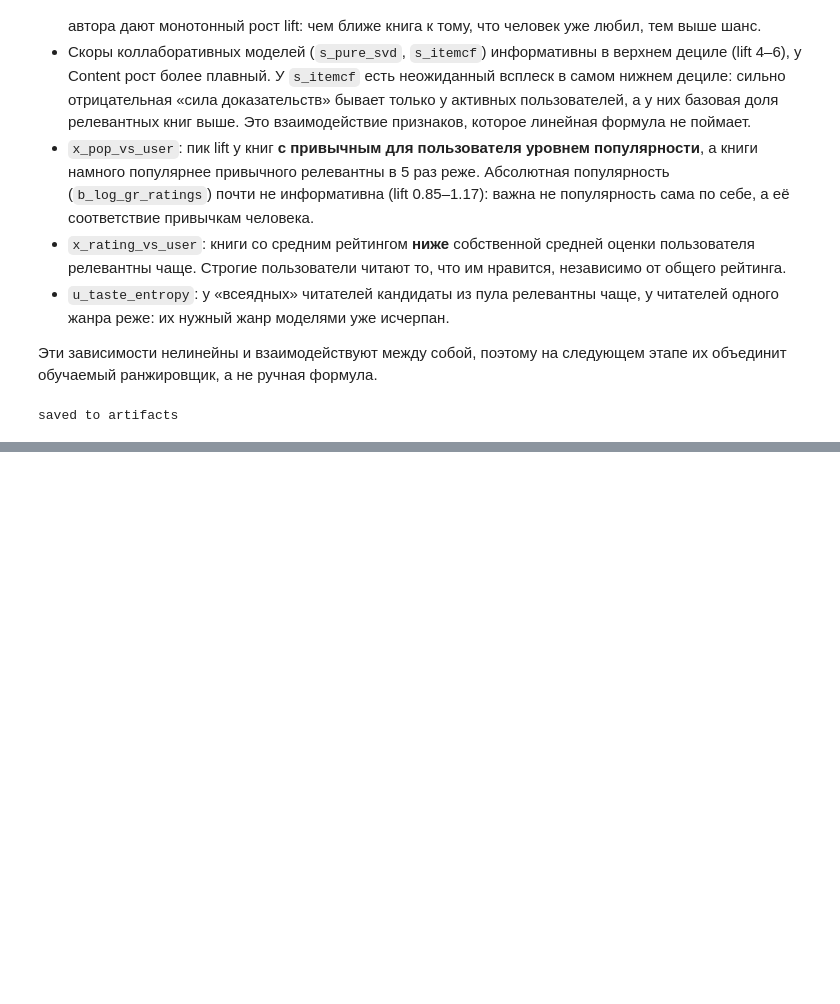
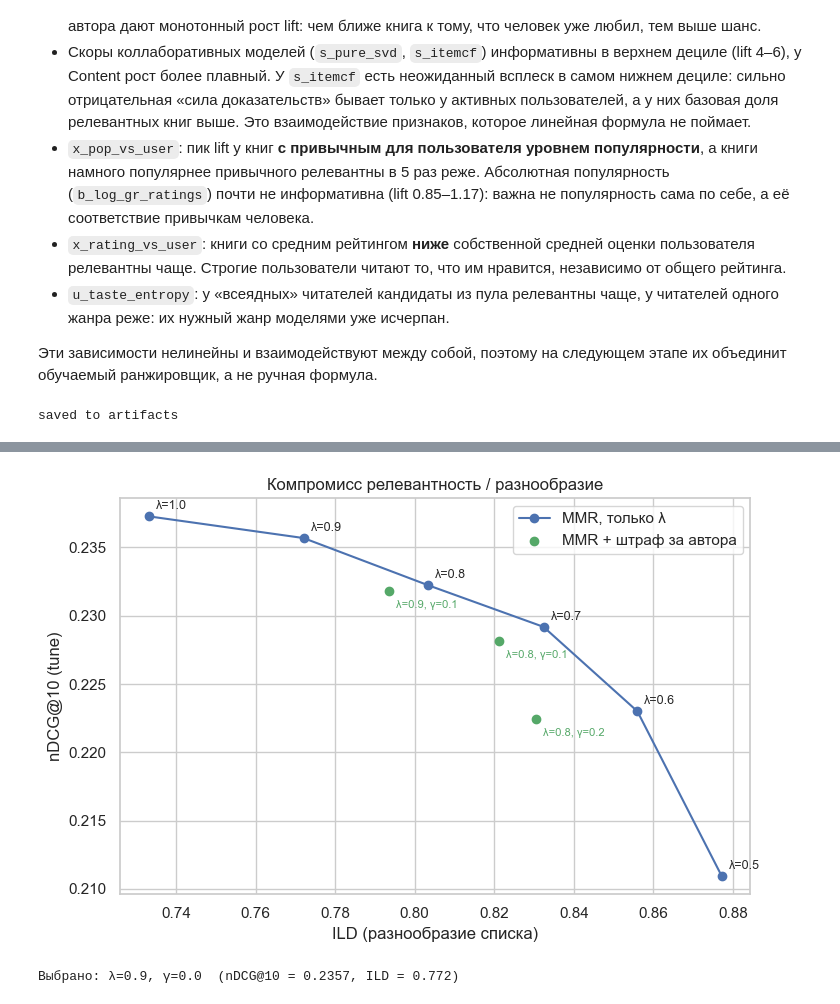
Before and after one commit to IvanYakov200/Final-Project-Book-recommendation-service, a Jupyter notebook: final_project.ipynb, the cells around one changed output, grey strips where cells are left out. Drawn from its saved outputs; the diff is of its cells as text; code cells hidden in the pictures; blank space fills up the shorter version.

```diff
--- a/final_project.ipynb
+++ b/final_project.ipynb
@@ -374,0 +598,13 @@ saved to artifacts
+# %%
+pools_tune = split_pool_by_user(tune_pool)
+pools_eval = split_pool_by_user(eval_pool)
+ev_tune = Evaluator(ds, users=ds.tune_users, k_list=cfg.k_list)
+
+t = time.time()
+grid = [(1.0, 0.0), (0.9, 0.0), (0.8, 0.0), (0.7, 0.0), (0.6, 0.0), (0.5, 0.0), (0.9, 0.1), (0.8, 0.1), (0.8, 0.2)]
+for lam, gam in grid:
+    rr = MMRReranker(ds, models["content"], lam=lam, author_penalty=gam)
+    ev_tune.evaluate(f"λ={lam}, γ={gam}", PoolRecommender(gen, best_ranker, pools=pools_tune, reranker=rr), verbose=False)
+print(f"{time.time() - t:.0f}s")
+mmr_tab = ev_tune.summary(content_model=models["content"])[["nDCG@10", "Precision@10", "Coverage", "ILD"]]
+mmr_tab.round(4)
@@ -374,0 +624,25 @@ saved to artifacts
+# %%
+fig, ax = plt.subplots(figsize=(7.5, 5))
+only_lam = mmr_tab[[i.endswith("γ=0.0") for i in mmr_tab.index]]
+with_gam = mmr_tab[[not i.endswith("γ=0.0") for i in mmr_tab.index]]
+ax.plot(only_lam["ILD"], only_lam["nDCG@10"], marker="o", color=BLUE, label="MMR, только λ")
+for i, r in only_lam.iterrows():
+    ax.annotate(i.split(",")[0], (r["ILD"], r["nDCG@10"]), textcoords="offset points", xytext=(5, 5), fontsize=9)
+ax.scatter(with_gam["ILD"], with_gam["nDCG@10"], color=GREEN, zorder=3, label="MMR + штраф за автора")
+for i, r in with_gam.iterrows():
+    ax.annotate(i, (r["ILD"], r["nDCG@10"]), textcoords="offset points", xytext=(5, -12), fontsize=8, color=GREEN)
+ax.set_xlabel("ILD (разнообразие списка)"); ax.set_ylabel("nDCG@10 (tune)")
+ax.set_title("Компромисс релевантность / разнообразие"); ax.legend()
+plt.tight_layout(); plt.show()
+# %% [output]
+[figure, added]
+# %%
+# Выбор рабочей точки: максимум ILD при потере nDCG не больше 1% от лучшего
+best_ndcg = mmr_tab["nDCG@10"].max()
+ok = mmr_tab[mmr_tab["nDCG@10"] >= best_ndcg * 0.99]
+chosen = ok["ILD"].idxmax()
+LAM = float(chosen.split("λ=")[1].split(",")[0]); GAM = float(chosen.split("γ=")[1])
+print(f"Выбрано: {chosen}  (nDCG@10 = {mmr_tab.loc[chosen, 'nDCG@10']:.4f}, ILD = {mmr_tab.loc[chosen, 'ILD']:.3f})")
+final_reranker = MMRReranker(ds, models["content"], lam=LAM, author_penalty=GAM)
+# %% [output]
+Выбрано: λ=0.9, γ=0.0  (nDCG@10 = 0.2357, ILD = 0.772)
```
Also changed, not shown: parts of 47 cells of this notebook, 11 other files.
